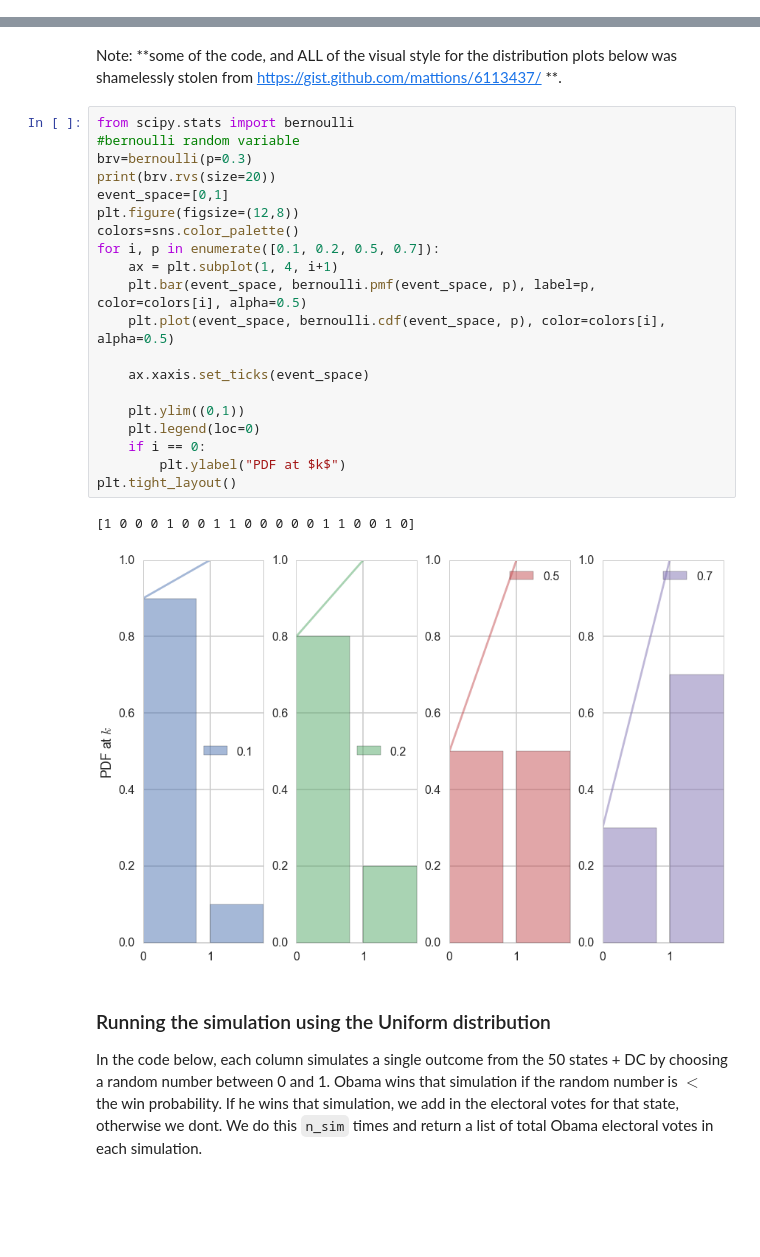
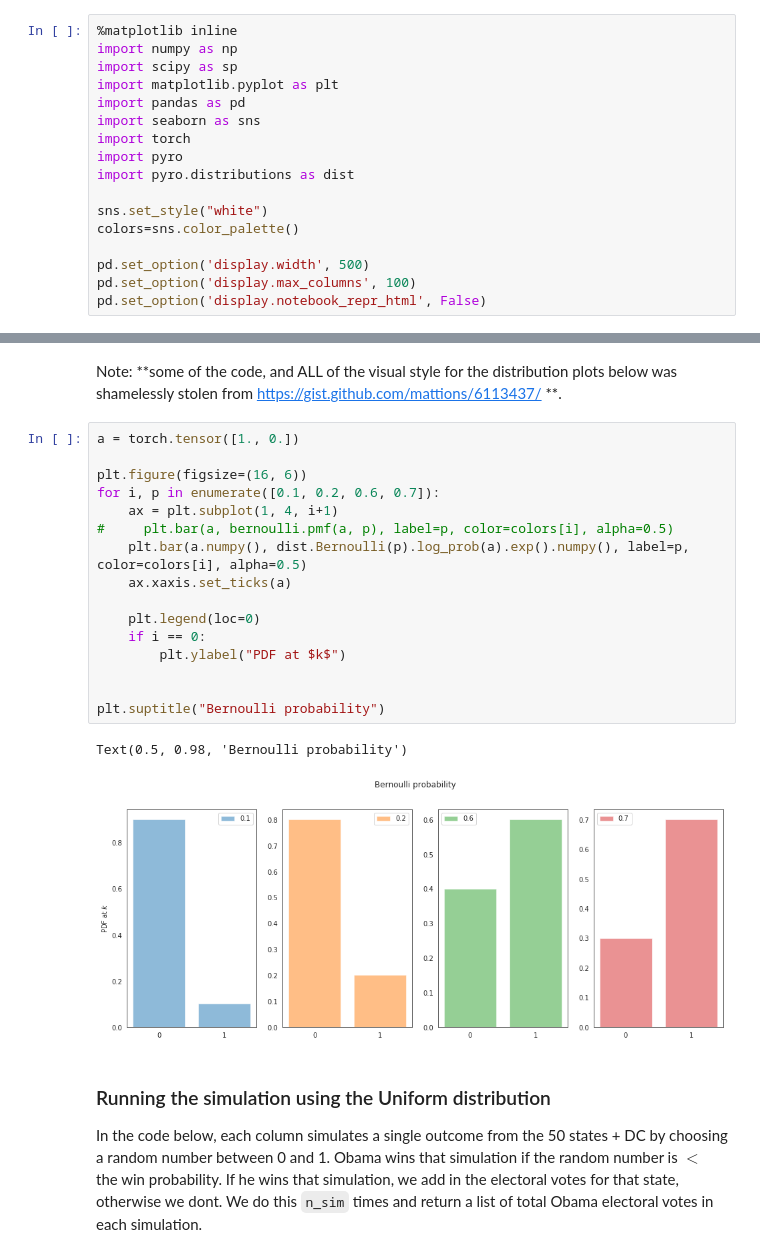
Before and after one commit to rashed091/Stochastic-Optimization, a Jupyter notebook: lectures/Lecture01_02 - Distributions example.ipynb, the cells around one changed output, grey strips where cells are left out. Cells and saved outputs as stored; diff of their text form; blank space fills up the shorter version.

```diff
--- a/lectures/Lecture01_02 - Distributions example.ipynb
+++ b/lectures/Lecture01_02 - Distributions example.ipynb
@@ -25,3 +5,20 @@ sns.set_context("poster")
+# %%
+%matplotlib inline
+import numpy as np
+import scipy as sp
+import matplotlib.pyplot as plt
+import pandas as pd
+import seaborn as sns
+import torch
+import pyro
+import pyro.distributions as dist
+
+sns.set_style("white")
+colors=sns.color_palette()
+
+pd.set_option('display.width', 500)
+pd.set_option('display.max_columns', 100)
+pd.set_option('display.notebook_repr_html', False)
 # %% [markdown]
 In the last section, we made a simple simulation of a coin-toss on the computer from a fair-coin model which associated equal probability with heads and tails. Let us consider another model here, a table of probabilities that [PredictWise](http://www.predictwise.com/results/2012/president) made on October 2, 2012 for the US presidential elections.
 PredictWise aggregated polling data and, for each state, estimated the probability that the Obama or Romney would win. Here are those estimated probabilities:
@@ -72,28 +69,24 @@ The Predictwise probability of Obama winning in each state is a Bernoulli Parame
 # %% [markdown]
 Note: **some of the code, and ALL of the visual style for the distribution plots below was shamelessly stolen from https://gist.github.com/mattions/6113437/ **.
 # %%
-from scipy.stats import bernoulli
-#bernoulli random variable
-brv=bernoulli(p=0.3)
-print(brv.rvs(size=20))
-event_space=[0,1]
-plt.figure(figsize=(12,8))
-colors=sns.color_palette()
-for i, p in enumerate([0.1, 0.2, 0.5, 0.7]):
+a = torch.tensor([1., 0.])
+
+plt.figure(figsize=(16, 6))
+for i, p in enumerate([0.1, 0.2, 0.6, 0.7]):
     ax = plt.subplot(1, 4, i+1)
-    plt.bar(event_space, bernoulli.pmf(event_space, p), label=p, color=colors[i], alpha=0.5)
-    plt.plot(event_space, bernoulli.cdf(event_space, p), color=colors[i], alpha=0.5)
+#     plt.bar(a, bernoulli.pmf(a, p), label=p, color=colors[i], alpha=0.5)
+    plt.bar(a.numpy(), dist.Bernoulli(p).log_prob(a).exp().numpy(), label=p, color=colors[i], alpha=0.5)
+    ax.xaxis.set_ticks(a)
 
-    ax.xaxis.set_ticks(event_space)
-
-    plt.ylim((0,1))
     plt.legend(loc=0)
     if i == 0:
         plt.ylabel("PDF at $k$")
-plt.tight_layout()
+
+
+plt.suptitle("Bernoulli probability")
 # %% [output]
-[1 0 0 0 1 0 0 1 1 0 0 0 0 0 1 1 0 0 1 0]
+Text(0.5, 0.98, 'Bernoulli probability')
-[figure, old version]
+[figure, new version]
 # %% [markdown]
 ### Running the simulation using the Uniform distribution
 
```
Also changed, not shown: parts of 10 cells of this notebook, 1 other file.
